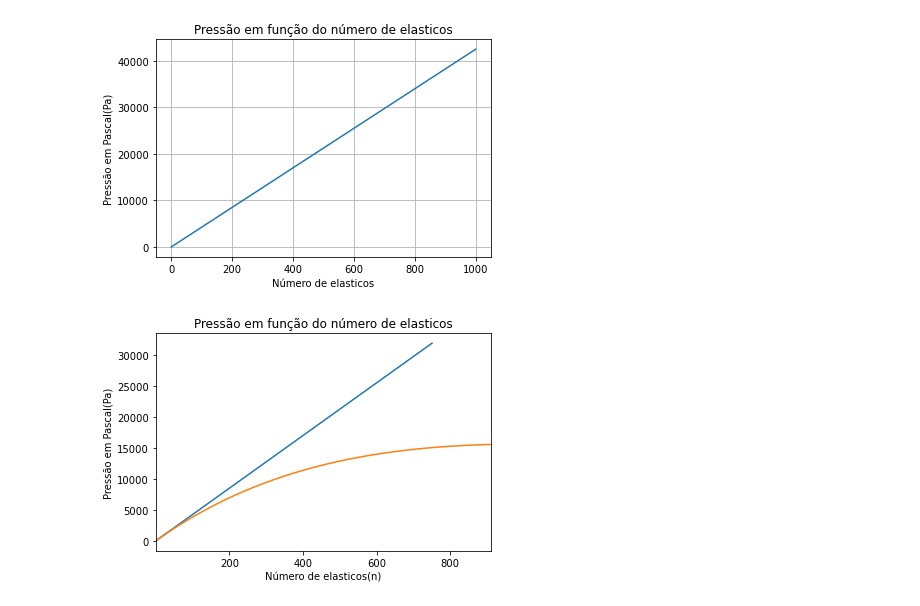
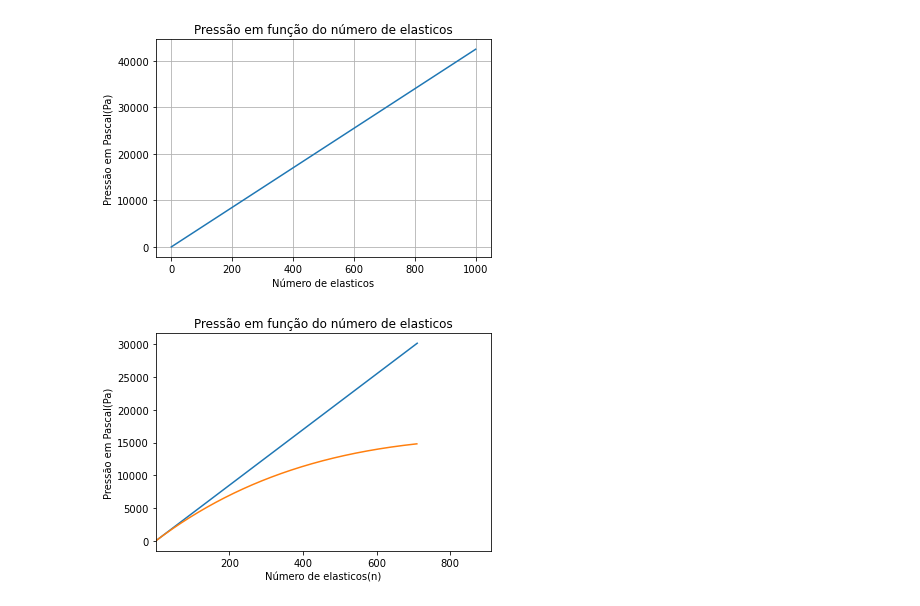
Before and after one commit to vitordallolivo/Pressao-e-trabalho-em-funcao-de-n, a Jupyter notebook: Gráficos.ipynb, the cells around one changed output. Cells and saved outputs as stored; diff of their text form; code cells hidden in the pictures.

```diff
--- a/Gráficos.ipynb
+++ b/Gráficos.ipynb
@@ -44,27 +44,27 @@ plt.show()
 # %%
 import numpy as np
 import matplotlib.pyplot as plt
 vetory =[]
 vetorx =[]
 area=0.002512
 
-for n in range(0,910):
+for n in range(0,710):
     area=area*1.001
     pressao=(n*0.10676/area)
     vetory.append(pressao)
     vetorx.append(n)
 
 def P(n): return n*42.5
-n = np.linspace(0,750)
+n = np.linspace(1,710)
 plt.xlim(1,910)
 
 plt.title('Pressão em função do número de elasticos')
 plt.xlabel('Número de elasticos(n)')
 plt.ylabel('Pressão em Pascal(Pa)')
 
 plt.plot(n,P(n))
 plt.plot(vetory)
 plt.savefig('Pressao e elasticos com acrescimo de 0,1 porcento.png')
 plt.show()
 # %% [output]
-[figure, old version]
+[figure, new version]
```
